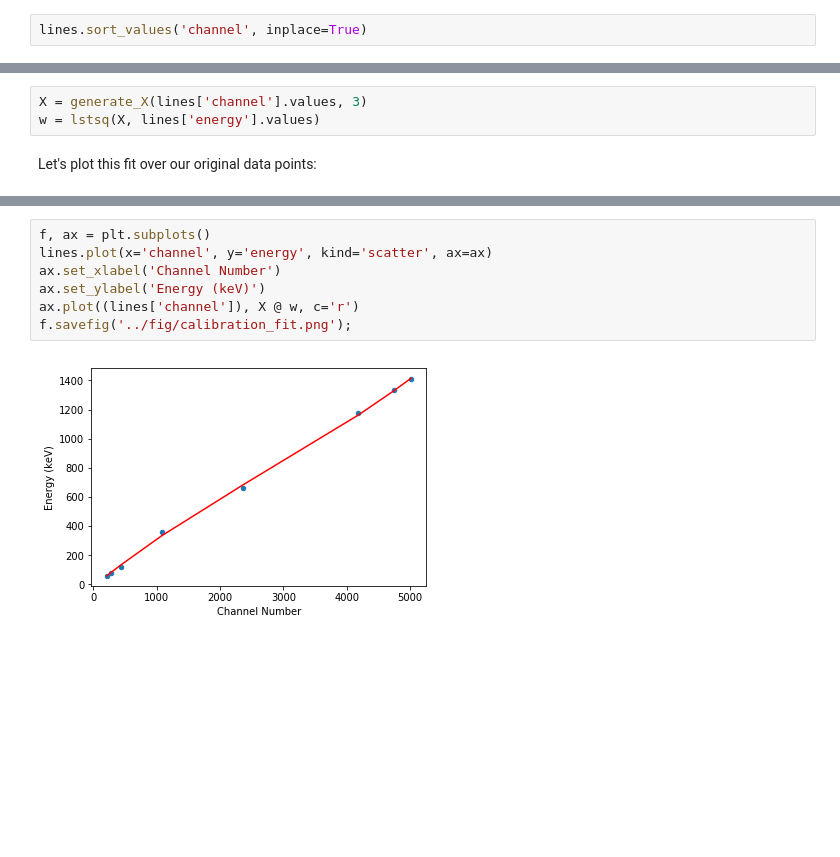
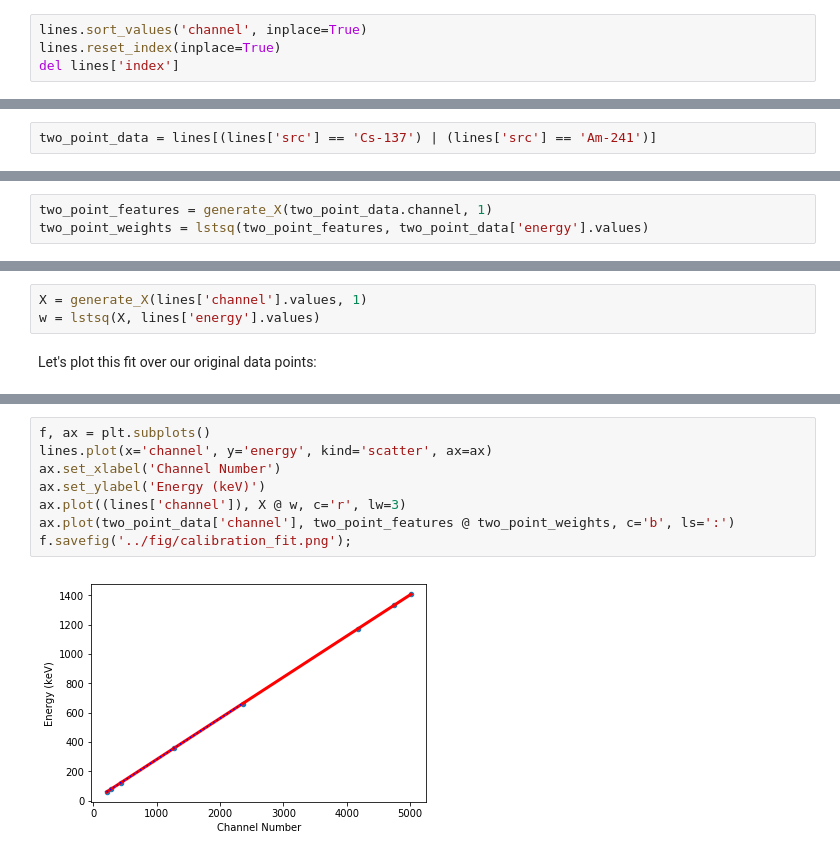
Before and after one commit to NE204-Fall2018/kjbilton-lab0, a Jupyter notebook: notebooks/lab0.ipynb, the cells around one changed output, grey strips where cells are left out. Drawn from its saved outputs; the diff is of its cells as text; blank space fills up the shorter version.

```diff
--- a/notebooks/lab0.ipynb
+++ b/notebooks/lab0.ipynb
@@ -229,3 +241,5 @@ Where $E_i$ is the energy associated with the line with peak ADC value $C_i$. By
 First, let's take a look at the relationship between channel number and energy:
 # %%
 lines.sort_values('channel', inplace=True)
+lines.reset_index(inplace=True)
+del lines['index']
@@ -243,0 +258,2 @@ from fitting import generate_X, lstsq, lstsq_err
+# %%
+two_point_data = lines[(lines['src'] == 'Cs-137') | (lines['src'] == 'Am-241')]
@@ -243,0 +266,3 @@ from fitting import generate_X, lstsq, lstsq_err
+# %%
+two_point_features = generate_X(two_point_data.channel, 1)
+two_point_weights = lstsq(two_point_features, two_point_data['energy'].values)
@@ -277,5 +333,5 @@ We see that the model coefficients get very small for high order models. With mo
 # %%
-X = generate_X(lines['channel'].values, 3)
+X = generate_X(lines['channel'].values, 1)
 w = lstsq(X, lines['energy'].values)
 # %% [markdown]
 Let's plot this fit over our original data points:
@@ -287,9 +342,10 @@ array([ -1.54729270e+01,   3.58914748e-01,  -3.74976719e-05,
 # %%
 f, ax = plt.subplots()
 lines.plot(x='channel', y='energy', kind='scatter', ax=ax)
 ax.set_xlabel('Channel Number')
 ax.set_ylabel('Energy (keV)')
-ax.plot((lines['channel']), X @ w, c='r')
+ax.plot((lines['channel']), X @ w, c='r', lw=3)
+ax.plot(two_point_data['channel'], two_point_features @ two_point_weights, c='b', ls=':')
 f.savefig('../fig/calibration_fit.png');
 # %% [output]
-[figure, old version]
+[figure, new version]
```
Also changed, not shown: parts of 31 cells of this notebook, 7 other files.
